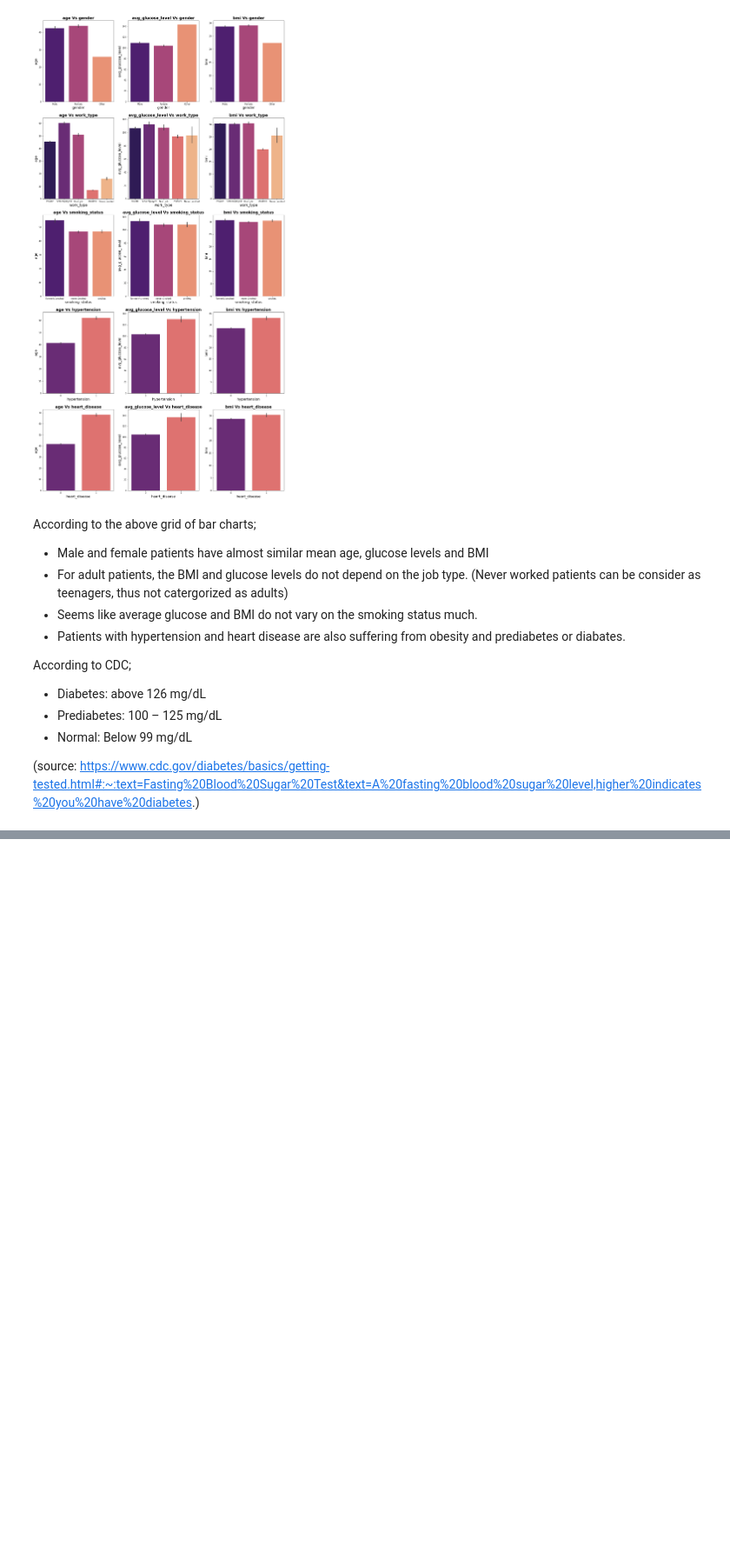
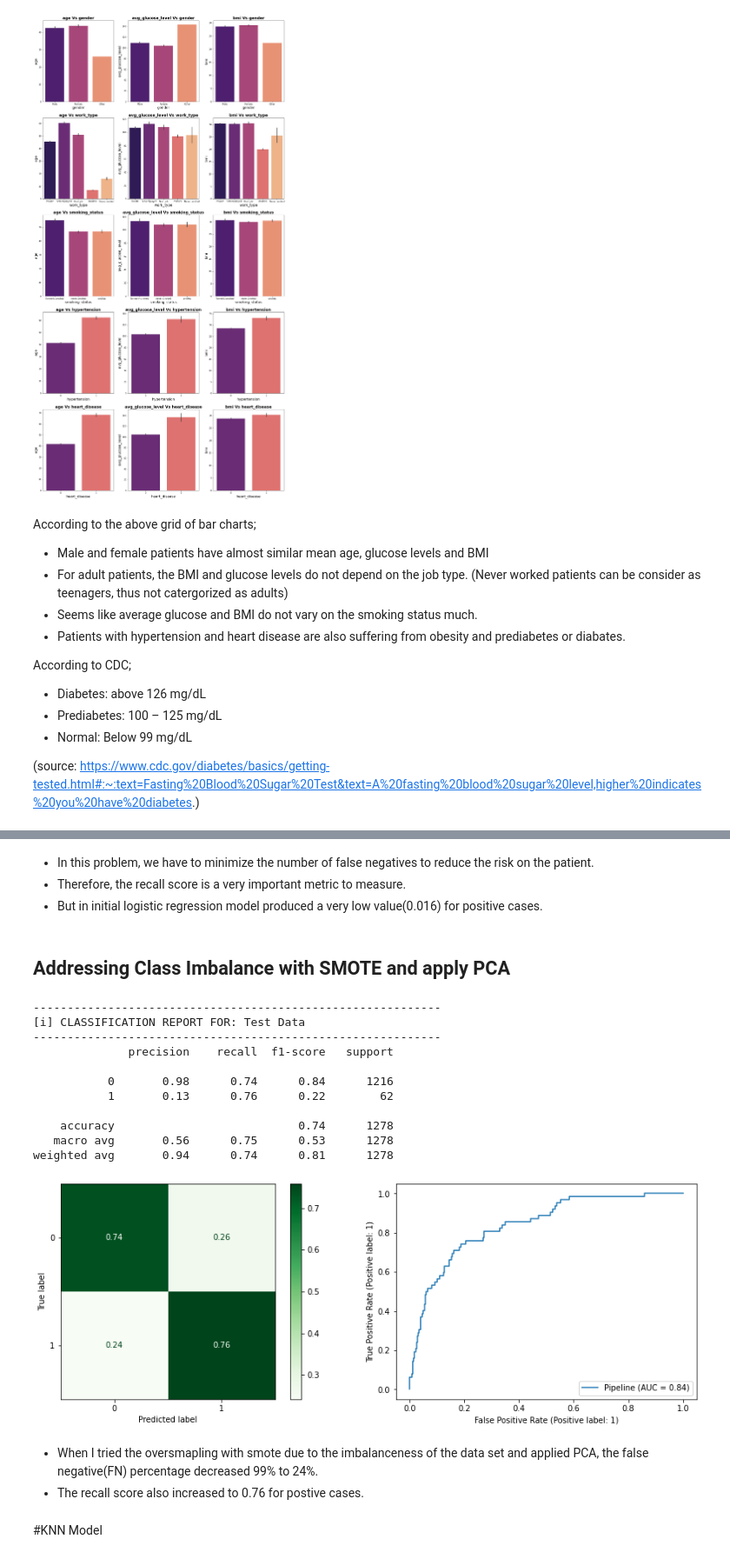
Before and after one commit to sheha919/Stroke_Prediction, a Jupyter notebook: stroke_prediction.ipynb, the cells around one changed output, grey strips where cells are left out. Shown at 87% size. Drawn from its saved outputs; the diff is of its cells as text; code cells hidden in the pictures; blank space fills up the shorter version.

```diff
--- a/stroke_prediction.ipynb
+++ b/stroke_prediction.ipynb
@@ -372,0 +520,3 @@ According to CDC;
+# %%
+#instantiate PCA
+pca = PCA(n_components =13)
@@ -372,0 +562,35 @@ According to CDC;
+# %% [markdown]
+- In this problem, we have to minimize the number of false negatives to reduce the risk on the patient.
+- Therefore, the recall score is a very important metric to measure.
+- But in initial logistic regression model produced a very low value(0.016) for positive cases.
+# %% [markdown]
+## Addressing Class Imbalance with SMOTE and apply PCA
+# %%
+#define the function for smote model
+def smote_pca_model(model):
+  smote = SMOTE(sampling_strategy='auto', random_state=42)
+  model_smote_pca_pipe = smote_pipe(preprocessor, smote, pca, model)
+  model_smote_pca_pipe.fit(X_train, y_train)
+
+  return (model_smote_pca_pipe)
+# %%
+logreg_smote_pipe = smote_pca_model(logreg)
+evaluate_classiffication(logreg_smote_pipe, X_test, y_test, label="Test Data")
+# %% [output]
+------------------------------------------------------------
+[i] CLASSIFICATION REPORT FOR: Test Data
+------------------------------------------------------------
+              precision    recall  f1-score   support
+
+           0       0.98      0.74      0.84      1216
+           1       0.13      0.76      0.22        62
+
+    accuracy                           0.74      1278
+   macro avg       0.56      0.75      0.53      1278
+weighted avg       0.94      0.74      0.81      1278
+[figure, added]
+# %% [markdown]
+- When I tried the oversmapling with smote due to the imbalanceness of the data set and applied PCA, the false negative(FN) percentage decreased 99% to 24%.
+- The recall score also increased to 0.76 for postive cases.
+# %% [markdown]
+#KNN Model
```
Also changed, not shown: parts of 67 cells of this notebook.
